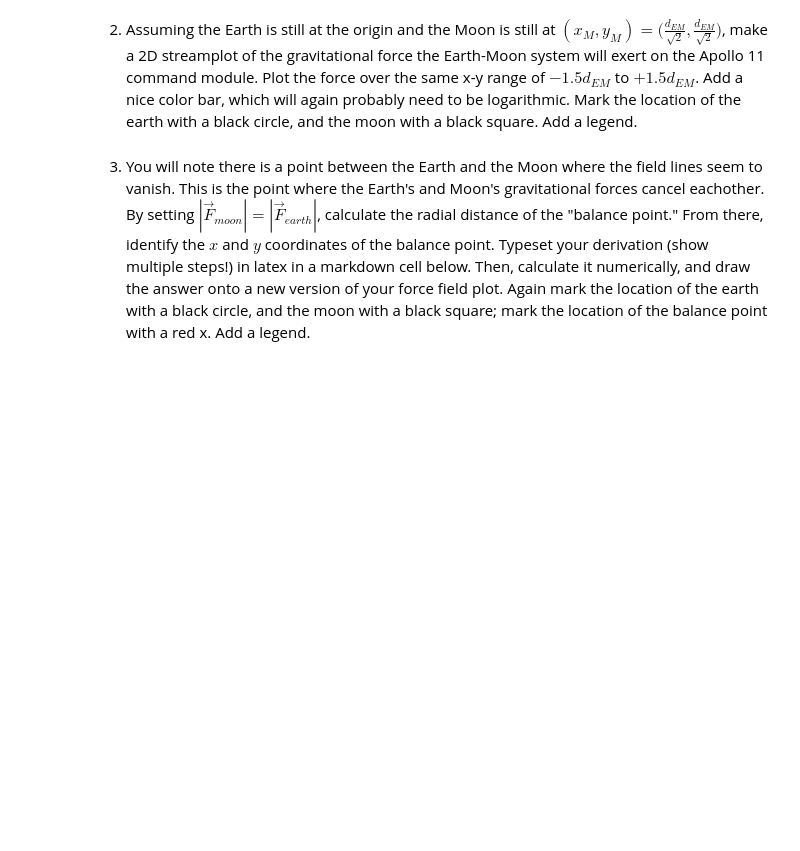
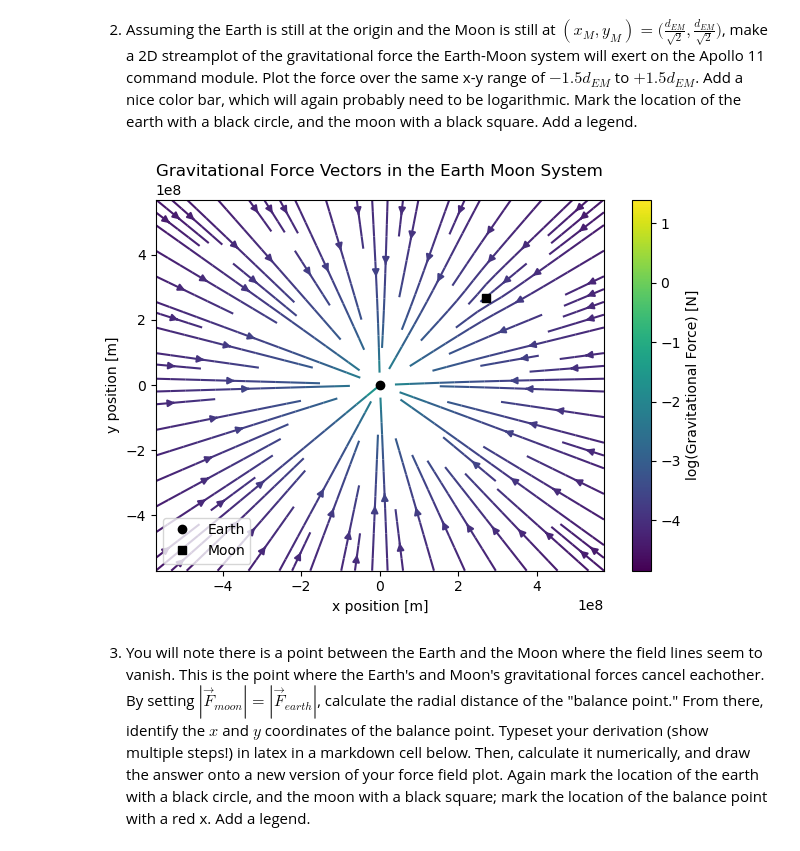
Before and after one commit to danyavur/PHYS265-spring26, a Jupyter notebook: Lab1/lab1.ipynb, the cells around one changed output. Drawn from its saved outputs; the diff is of its cells as text; code cells hidden in the pictures; blank space fills up the shorter version.

```diff
--- a/Lab1/lab1.ipynb
+++ b/Lab1/lab1.ipynb
@@ -188,8 +188,12 @@ Like for the 1D potential, make sure it follows modern best-coding practices.
 G = scipy.constants.G
 def Grav_Force(M1,M2,x1,y1,x2,y2):
     r = np.hypot(x2-x1,y2-y1)
-    mag_f =
-    np.where(np.isclose(r,0),np.nan,mag_f)
+    mag_f = G*M1*M2/r**2
+    f = np.where(np.isclose(r,0),np.nan,mag_f)
+    vec_r = np.array([x2-x1, y2-y1]) #gravitational force is attractive
+    vec_r_hat = vec_r/np.linalg.norm(vec_r)
+    fx = -f*vec_r_hat[0]
+    fy = -f*vec_r_hat[1]
     return fx, fy
 # %% [markdown]
 2. Assuming the Earth is still at the origin and the Moon is still at
@@ -200,6 +204,33 @@ Plot the force over the same x-y range of $-1.5 d_{EM}$ to $+1.5 d_{EM}$.
 Add a nice color bar, which will again probably need to be logarithmic.
 Mark the location of the earth with a black circle, and the moon with a black square.
 Add a legend.
+# %%
+ME = 5.9E24
+M_Apollo = 5500
+xxx = np.linspace(-1.5*dEM,1.5*dEM,501)
+yyy = np.linspace(-1.5*dEM,1.5*dEM,501)
+x_grid3, y_grid3 = np.meshgrid(xxx,yyy)
+
+fig, ax = plt.subplots()
+FxE, FyE = Grav_Force(ME,M_Apollo,0,0,x_grid3,y_grid3)
+FxM, FyM = Grav_Force(MM,M_Apollo,dEM/np.sqrt(2),dEM/np.sqrt(2),x_grid3,y_grid3)
+Fx=FxE+FxM
+Fy=FyE+FyM
+colors = np.log(np.hypot(Fx,Fy))
+
+stream = ax.streamplot(x_grid3,y_grid3,Fx,Fy,color=colors,cmap="viridis")
+cbar = fig.colorbar(stream.lines)
+p1 = ax.plot(0,0,"o",color="black", label="Earth")
+p2 = ax.plot(dEM/np.sqrt(2), dEM/np.sqrt(2),"s", color="black", label="Moon")
+cbar.set_label("log(Gravitational Force) [N]")
+ax.set_xlabel("x position [m]")
+ax.set_ylabel("y position [m]")
+ax.set_title("Gravitational Force Vectors in the Earth Moon System")
+ax.legend(loc='lower left')
+
+plt.tight_layout()
+# %% [output]
+[figure, added]
 # %% [markdown]
 3. You will note there is a point between the Earth and the Moon where the field lines seem to vanish. This is the point where the Earth's and Moon's gravitational forces cancel eachother. By setting $|\vec{F}_{moon}| = |\vec{F}_{earth}|$, calculate the radial distance of the "balance point." From there, identify the $x$ and $y$ coordinates of the balance point. Typeset your derivation (show multiple steps!) in latex in a markdown cell below. Then, calculate it numerically, and draw the answer onto a new version of your force field plot. Again mark the location of the earth with a black circle, and the moon with a black square; mark the location of the balance point with a red x. Add a legend.
 # %% [markdown]
```
Also changed, not shown: parts of 3 cells of this notebook.
